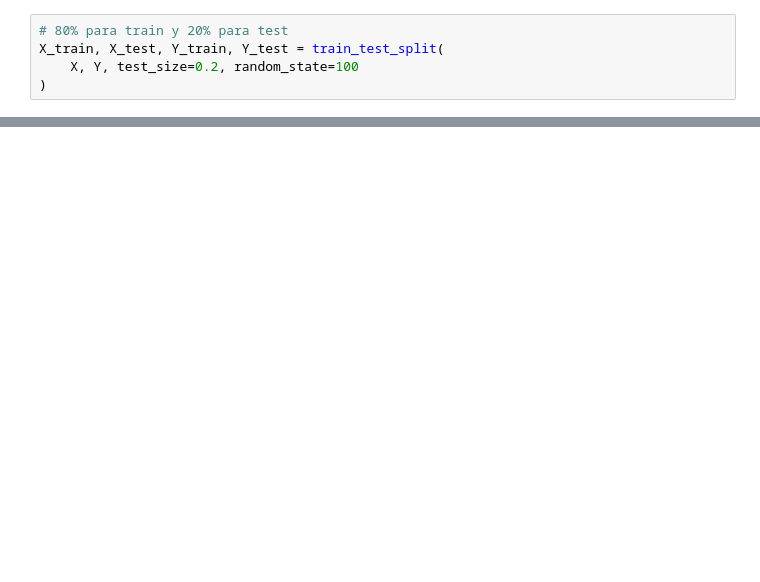
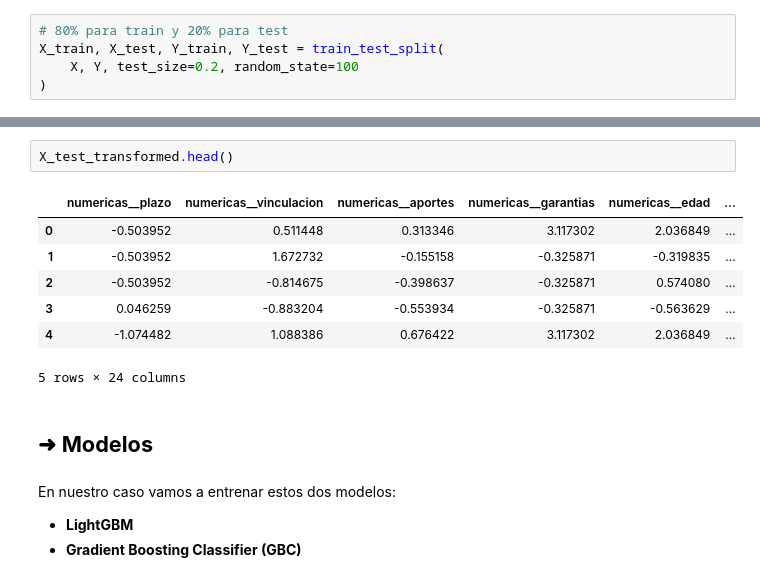
Before and after one commit to Bela1810/credit-risk-classification, a Jupyter notebook: notebooks/05_entrenamiento_modelo.ipynb, the cells around one changed output, grey strips where cells are left out. Saved outputs shown, nothing was run; the diff lists cells and outputs as text; blank space fills up the shorter version.

```diff
--- a/notebooks/05_entrenamiento_modelo.ipynb
+++ b/notebooks/05_entrenamiento_modelo.ipynb
@@ -73,0 +230,17 @@ datos_cooperativa_x.head()
+# %%
+X_test_transformed.head()
+# %% [output]
+|  | numericas__plazo | numericas__vinculacion | numericas__aportes | numericas__garantias | numericas__edad | ... |
+| 0 | -0.503952 | 0.511448 | 0.313346 | 3.117302 | 2.036849 | ... |
+| 1 | -0.503952 | 1.672732 | -0.155158 | -0.325871 | -0.319835 | ... |
+| 2 | -0.503952 | -0.814675 | -0.398637 | -0.325871 | 0.574080 | ... |
+| 3 | 0.046259 | -0.883204 | -0.553934 | -0.325871 | -0.563629 | ... |
+| 4 | -1.074482 | 1.088386 | 0.676422 | 3.117302 | 2.036849 | ... |
+5 rows × 24 columns
+# %% [markdown]
+## ➜ **Modelos**
+# %% [markdown]
+En nuestro caso vamos a entrenar estos dos modelos:
+
+* **LightGBM**
+* **Gradient Boosting Classifier (GBC)**
```
Also changed, not shown: parts of 66 cells of this notebook, 1 other file.
